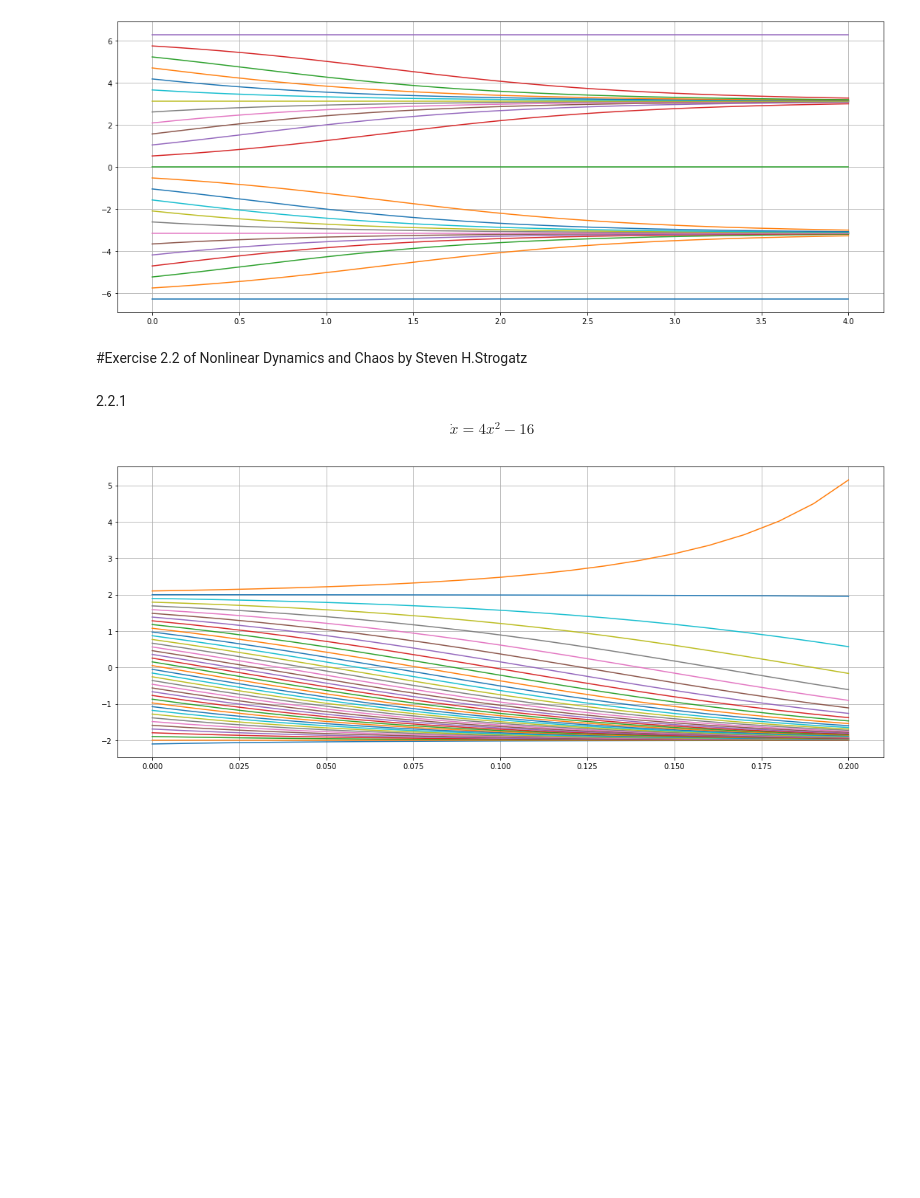
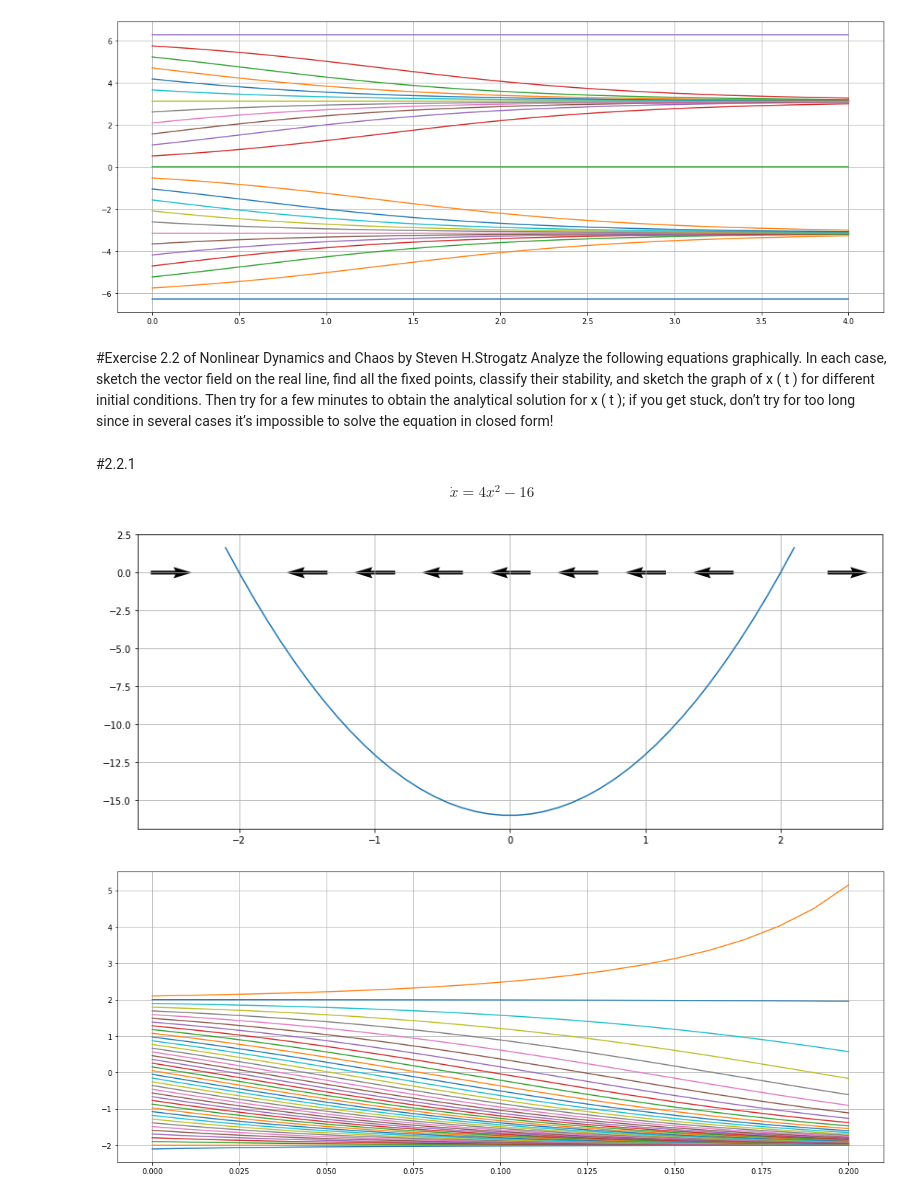
Before and after one commit to Immaczx/ModeladoySimulacion, a Jupyter notebook: Tarea_1.ipynb, the cells around one changed output. Saved outputs shown, nothing was run; the diff lists cells and outputs as text; code cells hidden in the pictures; blank space fills up the shorter version.

```diff
--- a/Tarea_1.ipynb
+++ b/Tarea_1.ipynb
@@ -58,10 +58,28 @@ plt.tight_layout()
 plt.grid()
 # %% [output]
 [figure]
-# %% [markdown]
-#Exercise 2.2 of Nonlinear Dynamics and Chaos by Steven H.Strogatz
+# %% [markdown]
+#Exercise 2.2 of Nonlinear Dynamics and Chaos by Steven H.Strogatz
+Analyze the following equations graphically. In each case, sketch the vector field on the real line, find all the fixed points, classify their stability, and sketch the graph of x ( t ) for different initial conditions. Then try for a few minutes to obtain the analytical solution for x ( t ); if you get stuck, don’t try for too long since in several cases it’s impossible to solve the equation in closed form!
 # %% [markdown]
-2.2.1 $$\dot{x}=4x^2-16 $$
+#2.2.1 $$\dot{x}=4x^2-16 $$
+# %%
+def g(y):
+  crecimiento = 4*y**2-16
+  return crecimiento
+
+x=np.linspace(-2.1,2.1,42)
+X, Y = np.meshgrid(np.linspace(-2.5,2.5,11), 0)
+U = g(X)/abs(g(X))
+V = 0
+fig, ax = plt.subplots(figsize=(12,5))
+Q = ax.quiver(X, Y, U, V, pivot='mid', width=0.005)
+
+plt.plot(x,g(x))
+plt.tight_layout()
+plt.grid()
+# %% [output]
+[figure, added]
 # %%
 def g(y):
   crecimiento = 4*y**2-16
```
Also changed, not shown: parts of 50 cells of this notebook.
